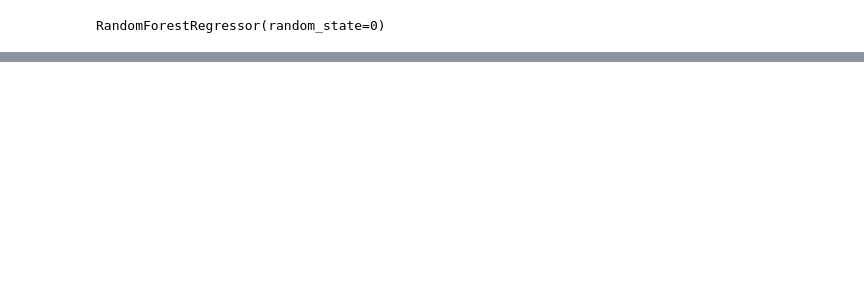
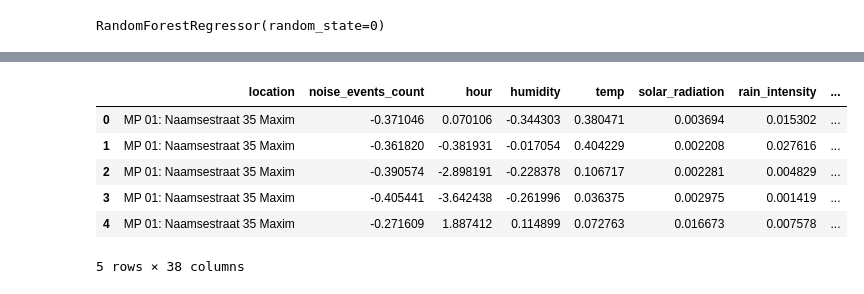
Before and after one commit to ngthien23/KUL-MDA, a Jupyter notebook: WentingJiang/Add_explainability.ipynb, the cells around one changed output, grey strips where cells are left out. Cells and saved outputs as stored; diff of their text form; code cells hidden in the pictures; blank space fills up the shorter version.

```diff
--- a/WentingJiang/Add_explainability.ipynb
+++ b/WentingJiang/Add_explainability.ipynb
@@ -104,0 +162,10 @@ location_and_explaination.head()
+# %%
+shap_final.head()
+# %% [output]
+|  | location | noise_events_count | hour | humidity | temp | solar_radiation | rain_intensity | ... |
+| 0 | MP 01: Naamsestraat 35 Maxim | -0.371046 | 0.070106 | -0.344303 | 0.380471 | 0.003694 | 0.015302 | ... |
+| 1 | MP 01: Naamsestraat 35 Maxim | -0.361820 | -0.381931 | -0.017054 | 0.404229 | 0.002208 | 0.027616 | ... |
+| 2 | MP 01: Naamsestraat 35 Maxim | -0.390574 | -2.898191 | -0.228378 | 0.106717 | 0.002281 | 0.004829 | ... |
+| 3 | MP 01: Naamsestraat 35 Maxim | -0.405441 | -3.642438 | -0.261996 | 0.036375 | 0.002975 | 0.001419 | ... |
+| 4 | MP 01: Naamsestraat 35 Maxim | -0.271609 | 1.887412 | 0.114899 | 0.072763 | 0.016673 | 0.007578 | ... |
+5 rows × 38 columns
```
Also changed, not shown: parts of 14 cells of this notebook, 16 other files.
